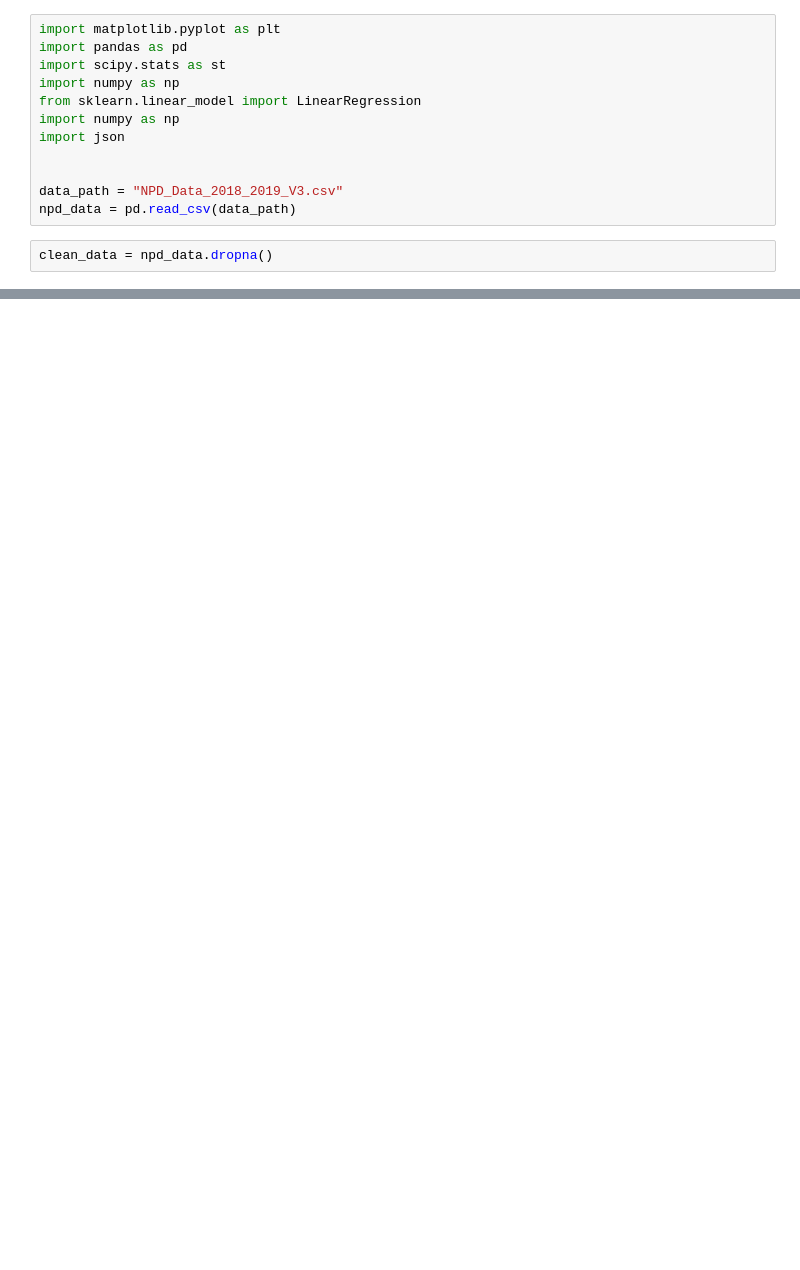
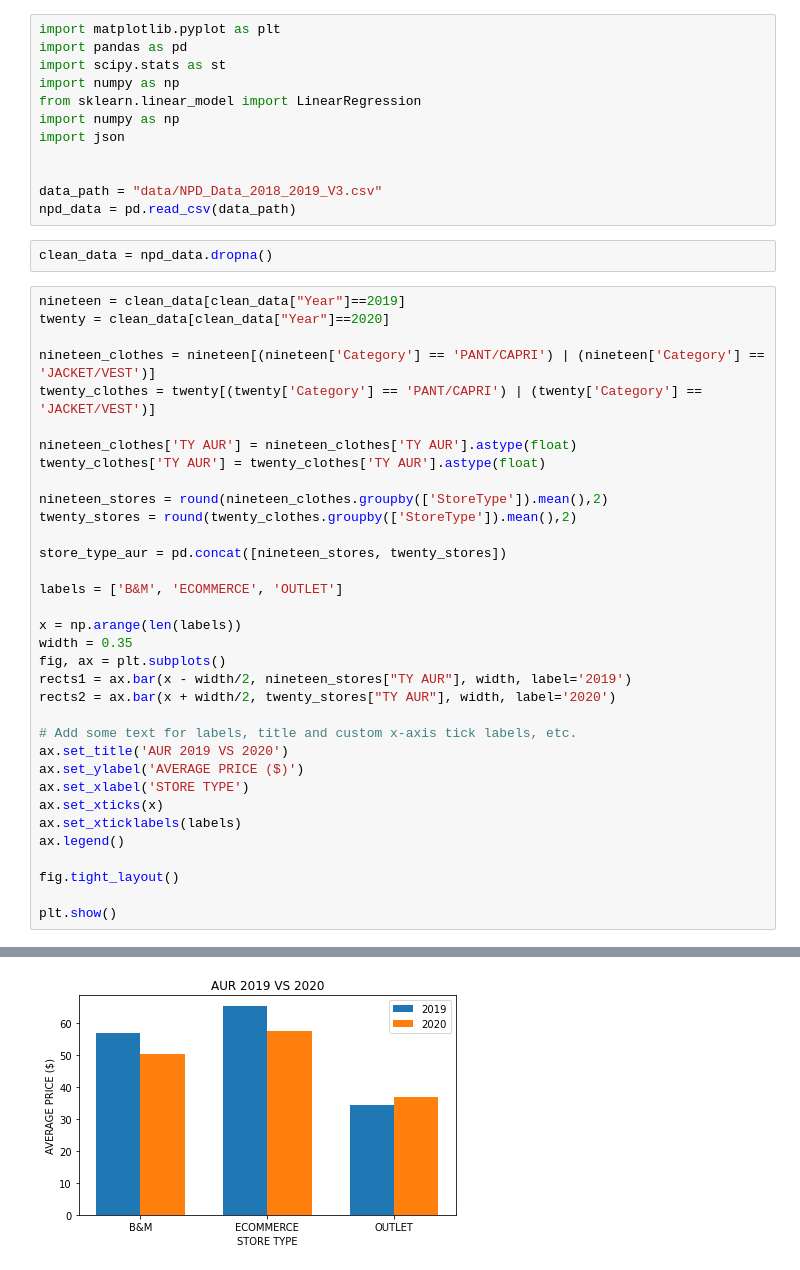
Before and after one commit to lstark85/Project1, a Jupyter notebook: starter_code.ipynb, the cells around one changed output, grey strips where cells are left out. Drawn from its saved outputs; the diff is of its cells as text; blank space fills up the shorter version.

Commit message:
Add files via upload
updated my visuals

```diff
--- a/starter_code.ipynb
+++ b/starter_code.ipynb
@@ -8,7 +8,42 @@ import numpy as np
 import json
 
 
-data_path = "NPD_Data_2018_2019_V3.csv"
+data_path = "data/NPD_Data_2018_2019_V3.csv"
 npd_data = pd.read_csv(data_path)
 # %%
 clean_data = npd_data.dropna()
+# %%
+nineteen = clean_data[clean_data["Year"]==2019]
+twenty = clean_data[clean_data["Year"]==2020]
+
+nineteen_clothes = nineteen[(nineteen['Category'] == 'PANT/CAPRI') | (nineteen['Category'] == 'JACKET/VEST')]
+twenty_clothes = twenty[(twenty['Category'] == 'PANT/CAPRI') | (twenty['Category'] == 'JACKET/VEST')]
+
+nineteen_clothes['TY AUR'] = nineteen_clothes['TY AUR'].astype(float)
+twenty_clothes['TY AUR'] = twenty_clothes['TY AUR'].astype(float)
+
+nineteen_stores = round(nineteen_clothes.groupby(['StoreType']).mean(),2)
+twenty_stores = round(twenty_clothes.groupby(['StoreType']).mean(),2)
+
+store_type_aur = pd.concat([nineteen_stores, twenty_stores])
+
+labels = ['B&M', 'ECOMMERCE', 'OUTLET']
+
+x = np.arange(len(labels))
+width = 0.35
+fig, ax = plt.subplots()
+rects1 = ax.bar(x - width/2, nineteen_stores["TY AUR"], width, label='2019')
+rects2 = ax.bar(x + width/2, twenty_stores["TY AUR"], width, label='2020')
+
+# Add some text for labels, title and custom x-axis tick labels, etc.
+ax.set_title('AUR 2019 VS 2020')
+ax.set_ylabel('AVERAGE PRICE ($)')
+ax.set_xlabel('STORE TYPE')
+ax.set_xticks(x)
+ax.set_xticklabels(labels)
+ax.legend()
+
+fig.tight_layout()
+
+plt.show()
+# %% [output]
@@ -14,0 +59 @@ clean_data = npd_data.dropna()
+[figure, added]
```
Also changed, not shown: parts of 2 cells of this notebook.
